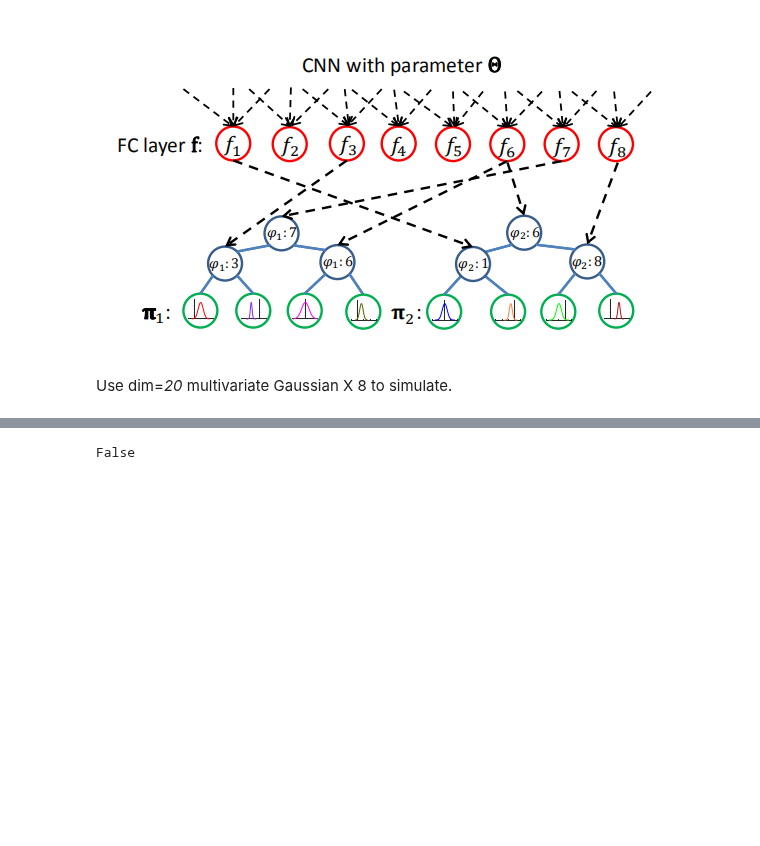
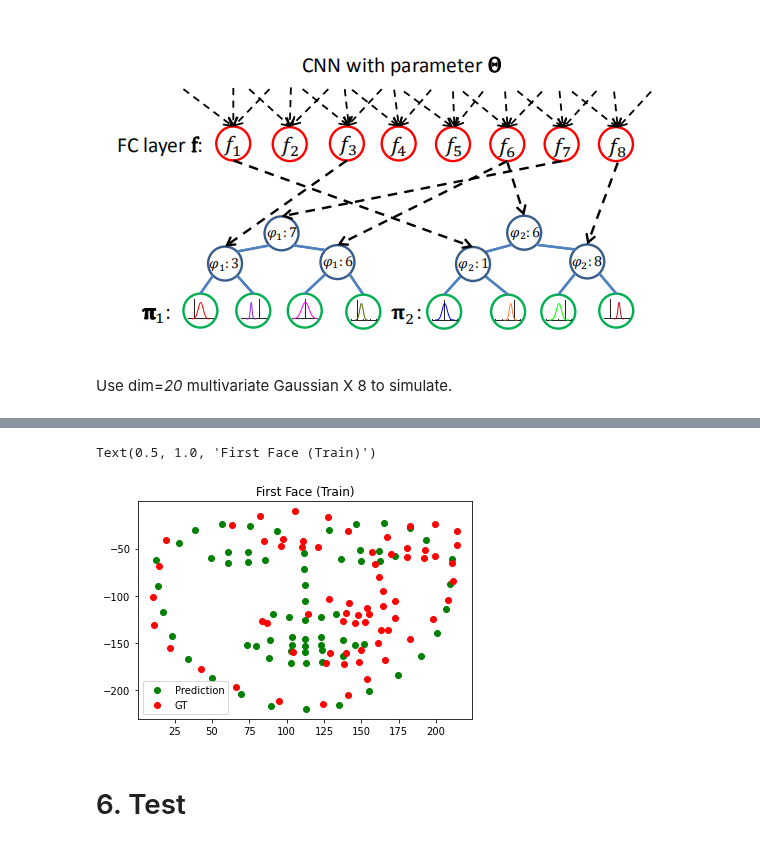
Before and after one commit to Pengchengzhi/Face-Alignment-DRF, a Jupyter notebook: main.ipynb, the cells around one changed output, grey strips where cells are left out. Drawn from its saved outputs; the diff is of its cells as text; code cells hidden in the pictures; blank space fills up the shorter version.

Commit message:
Iterative Training

```diff
--- a/main.ipynb
+++ b/main.ipynb
@@ -76,2 +69,5 @@ batch_size = 200
+# %%
+train_size = 200
+test_size = 200
 # %%
 # Load pictures
@@ -174,7 +205,7 @@ def train_rf(train_data, in_states):
 Total_train = 3
 
 # Init CNN
-num_epochs = 20
+num_epochs = 200
 learning_rate = 0.001
 
 layer1_cnn = CNN_module()
@@ -183,13 +214,13 @@ optimizer = torch.optim.Adam(layer1_cnn.parameters(),lr=learning_rate)
 
 # Init Regression Forest
 pi = torch.ones(8)/8
-train_label = torch.from_numpy(helen_train[0:200,:]).float() # (200, 20)
+train_label_rf = torch.from_numpy(helen_train[0:200,:]).float() # (200, 20)
 
-rf_iters = 20
+rf_iters = 100
 init_mu = torch.rand(8,20)
 init_sigma = torch.zeros(8,20,20)
 for i in range(8):
-  init_mu[i,:] = torch.sum(train_label,dim=0)/200
+  init_mu[i,:] = torch.sum(train_label_rf,dim=0)/200
   init_sigma[i,:,:] = torch.abs(torch.diag(1/init_mu[i,:]))
 
 states = {}
@@ -203,30 +234,34 @@ if torch.cuda.is_available():
   states['pi'] = pi.cuda()
   states['mu'] = init_mu.cuda()
   states['sigma'] = init_sigma.cuda()
+  eig_vecs = eig_vecs.cuda()
+  train_label = train_label.cuda()
+  mean_shape = mean_shape.cuda()
 # %%
 for round in range(Total_train):
   print("####################################################")
   print("Round ", round+1)
 
   if torch.cuda.is_available():
-    states['pi'] = states['pi'].cuda()
+    states['pi'] = pi.cuda()
+    states['mu'] = init_mu.cuda()
 
   # Train CNN
   for epoch in range(num_epochs):
     optimizer.zero_grad()
-    outputs = layer1_cnn(train_tensor)
-    loss = criterion(outputs, states['pi'])
-    #cnn_loss[epoch] = loss.item()
+    outputs = layer1_cnn(train_tensor) #(200,8)
+    pred_value = torch.matmul(outputs, (states['pi'].reshape(-1,1))*states['mu']) #(200,20)
+    points = (torch.matmul(pred_value, eig_vecs)+mean_shape)*634.7+112 #(200,136)
+    loss = criterion(points, train_label)
     loss.backward()
     optimizer.step()
-    if (epoch+1) % 5 == 0 or epoch == 0:
+    if (epoch+1) % 40 == 0 or epoch == 0:
       print ('    CNN: Epoch [%d/%d], Loss: %.4f' %(epoch+1, num_epochs, loss.item()))
 
-  with torch.no_grad():
-    cnn_output = layer1_cnn(train_tensor)
+  # Train Regression Trees
+  states = train_rf(train_label_rf, states)
 
-  # Train Regression Trees
-  states = train_rf(train_label, states)
+  print("\n NME(Ocular): %.4f \n" %nme_ocular(points,train_label))
 # %% [output]
 ####################################################
 Round  1
@@ -248,4 +283,16 @@ Round  1
-# %%
-torch.cuda.is_available()
-# %% [output]
-False
+# %%
+x1 = points[0][::2].cpu().detach().numpy()
+y1 = points[0][1::2].cpu().detach().numpy()
+plt.scatter(x1,-y1,c='g',label='Prediction')
+
+x2 = train_label[0][::2].cpu().detach().numpy()
+y2 = train_label[0][1::2].cpu().detach().numpy()
+plt.scatter(x2,-y2,c='r',label='GT')
+
+plt.legend()
+plt.title("First Face (Train)")
+# %% [output]
+Text(0.5, 1.0, 'First Face (Train)')
+[figure, added]
+# %% [markdown]
+# 6. Test
```
Also changed, not shown: parts of 12 cells of this notebook.
